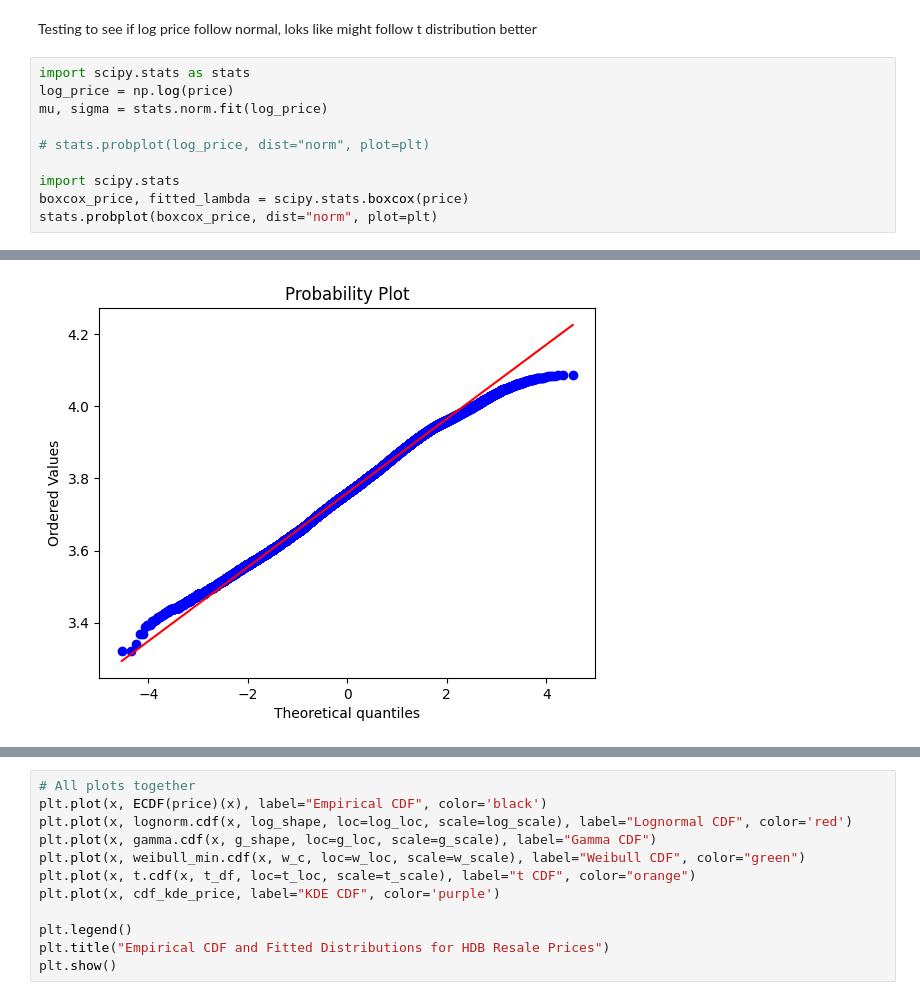
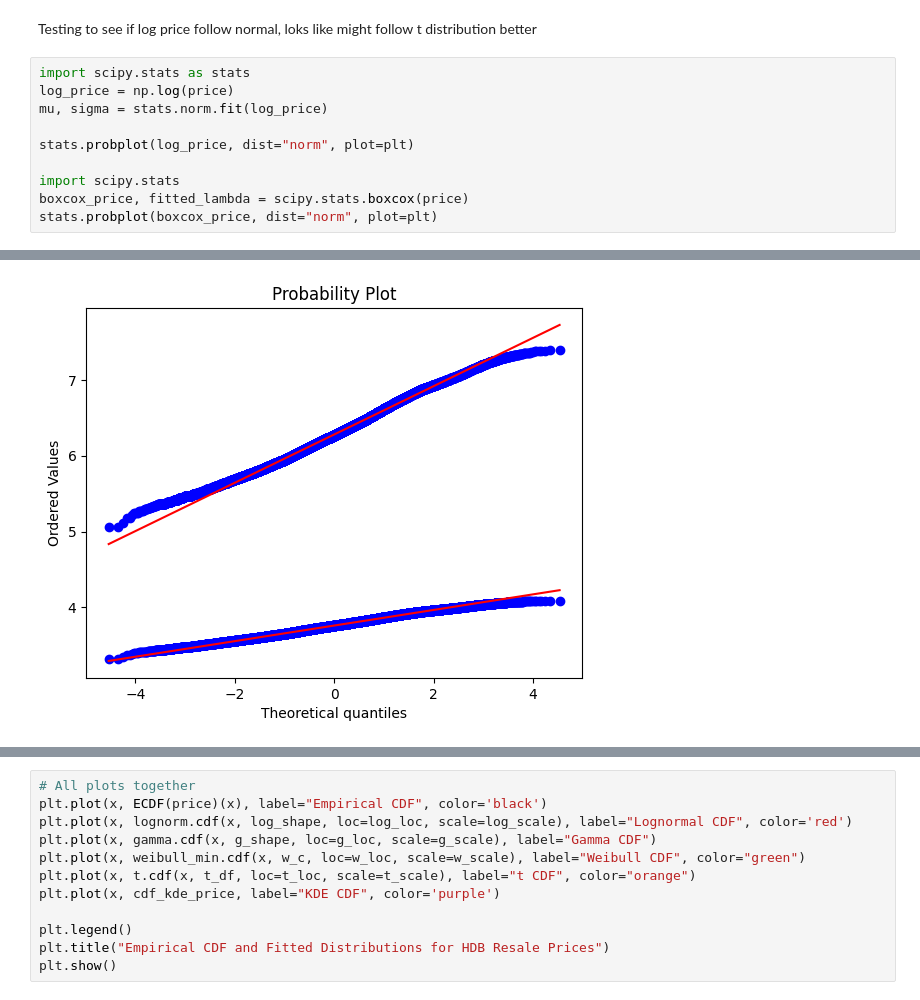
Before and after one commit to luna-ortus-cor/EC4305-Project, a Jupyter notebook: copula/marginal copy.ipynb, the cells around one changed output, grey strips where cells are left out. Drawn from its saved outputs; the diff is of its cells as text.

```diff
--- a/copula/marginal copy.ipynb
+++ b/copula/marginal copy.ipynb
@@ -204,7 +224,7 @@ import scipy.stats as stats
 log_price = np.log(price)
 mu, sigma = stats.norm.fit(log_price)
 
-# stats.probplot(log_price, dist="norm", plot=plt)
+stats.probplot(log_price, dist="norm", plot=plt)
 
 import scipy.stats
 boxcox_price, fitted_lambda = scipy.stats.boxcox(price)
@@ -220 +240 @@ stats.probplot(boxcox_price, dist="norm", plot=plt)
-[figure, old version]
+[figure, new version]
```
Also changed, not shown: parts of 35 cells of this notebook.
